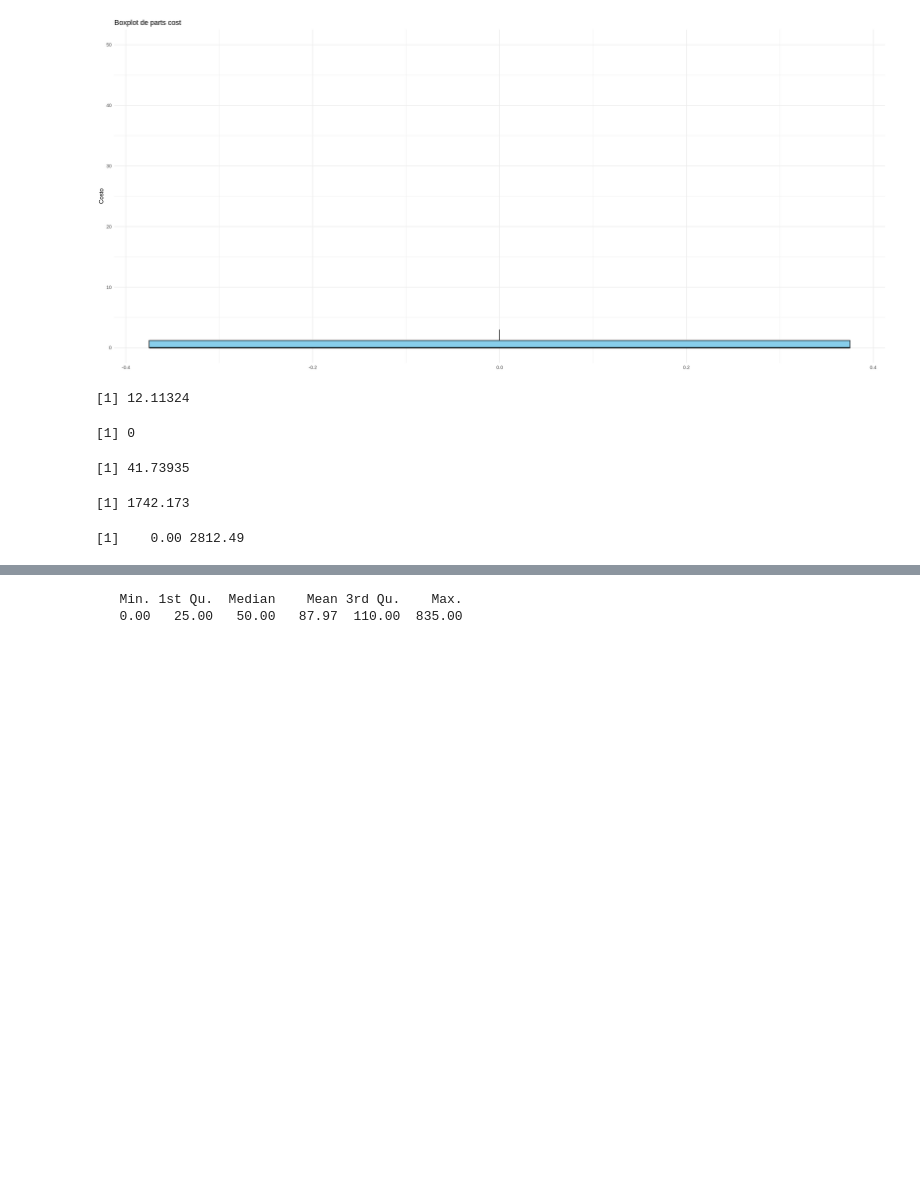
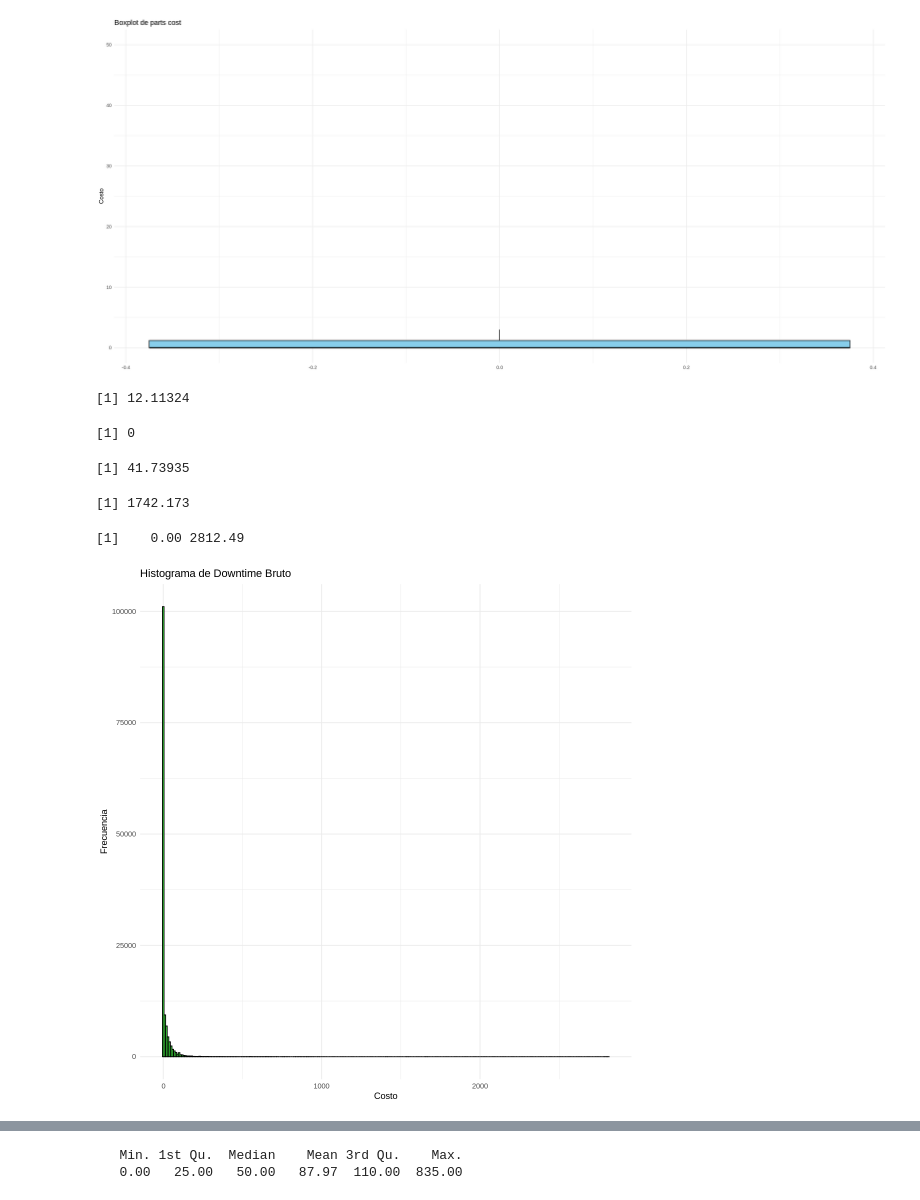
Before and after one commit to cesargar1507/DatasetsUB, a Jupyter notebook: TFM_MOD(RevisadoF2).ipynb, the cells around one changed output, grey strips where cells are left out. Cells and saved outputs as stored; diff of their text form; code cells hidden in the pictures; blank space fills up the shorter version.

```diff
--- a/TFM_MOD(RevisadoF2).ipynb
+++ b/TFM_MOD(RevisadoF2).ipynb
@@ -622,4 +513,19 @@ range(df$parts_cost, na.rm = TRUE)      # Rango
 [1] 41.73935
 [1] 1742.173
 [1]    0.00 2812.49
+# %%
+# Histograma de 'parts cost'
+options(repr.plot.width=9, repr.plot.height=9)
+
+hist_parts <- ggplot(df, aes(x = parts_cost)) +
+  geom_histogram(binwidth = 10, fill = "green", color = "black", alpha = 0.7) +
+  labs(title = "Histograma de Downtime Bruto",
+       x = "Costo",
+       y = "Frecuencia") +
+  theme_minimal()
+
+# Mostrar histogramas
+print(hist_parts)
+# %% [output]
+[figure, added]
 # %% [markdown]
```
Also changed, not shown: parts of 38 cells of this notebook.
